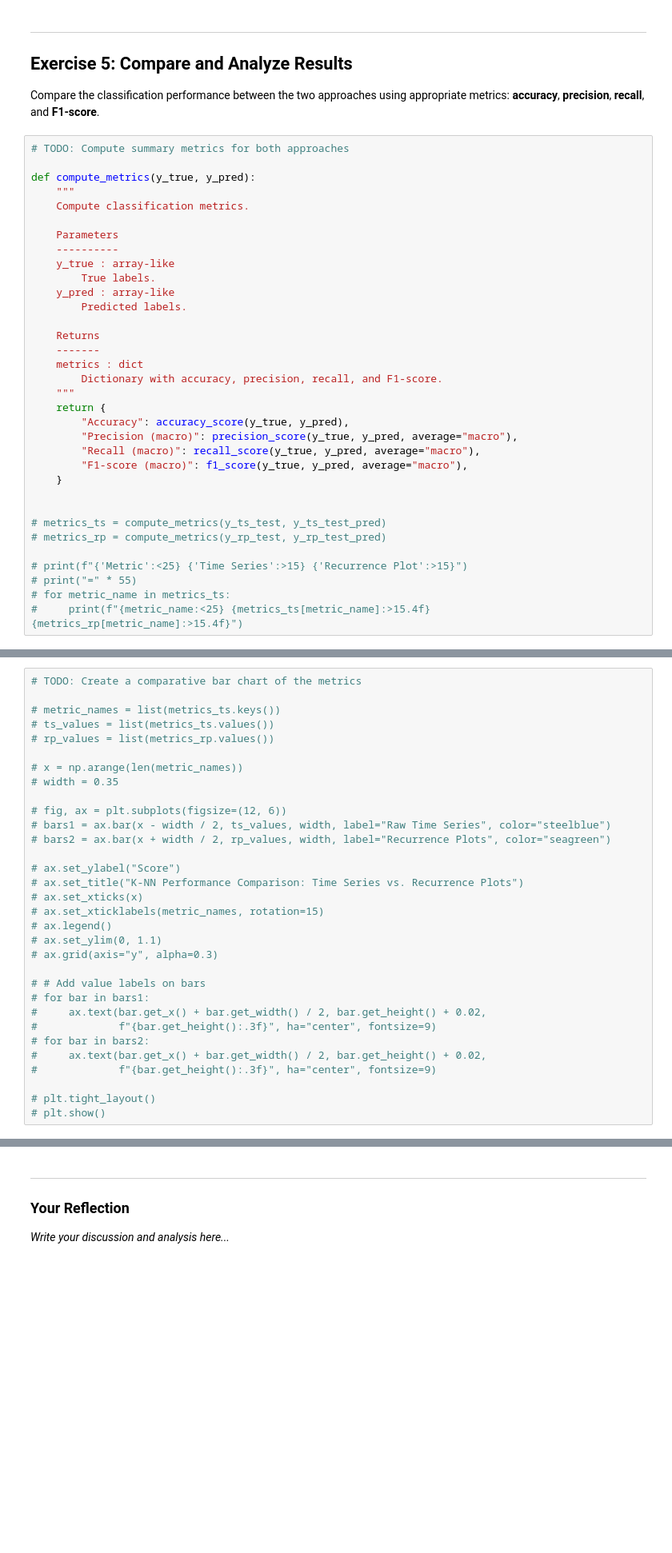
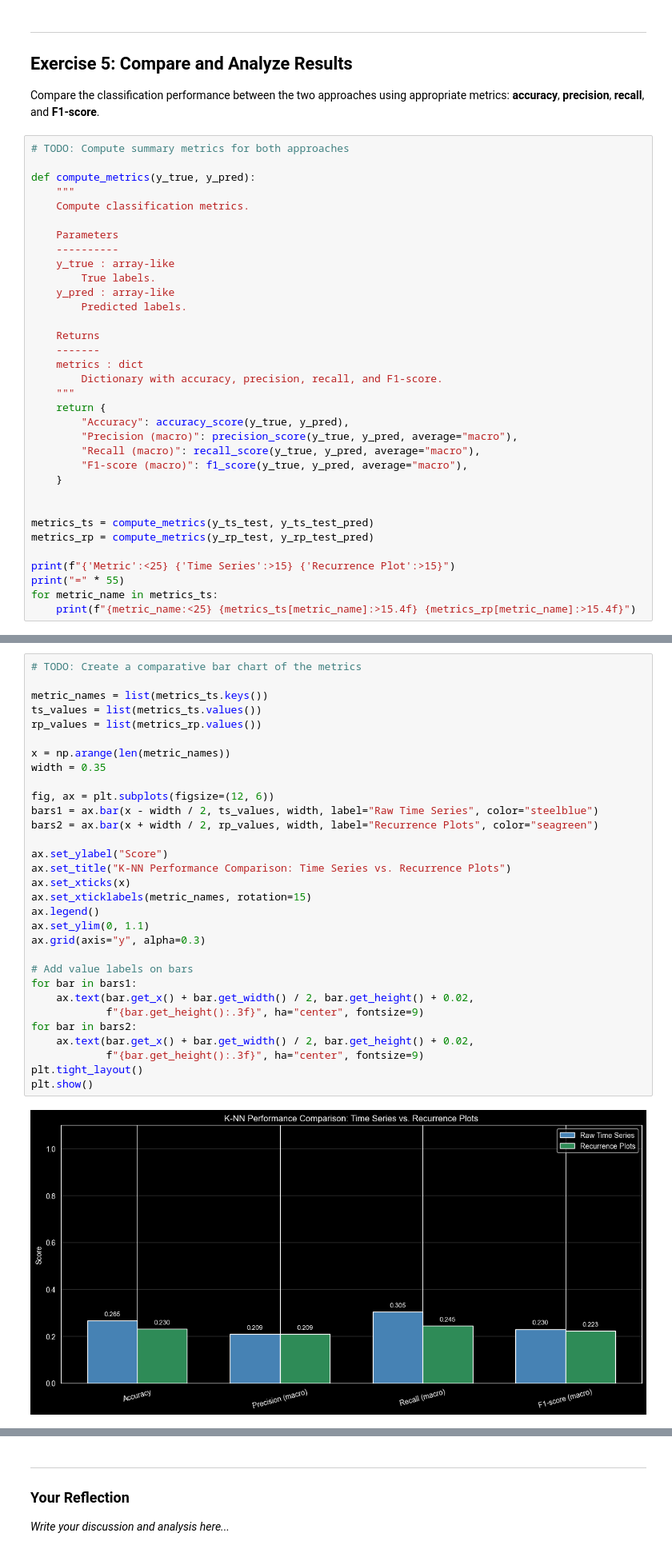
Before and after one commit to Gorkem345/Pixel-wise-Image-Classification-based-on-Time-Series-Image-Representations, a Jupyter notebook: case_notebook_with_data.ipynb, the cells around one changed output, grey strips where cells are left out. Shown at 80% size. Drawn from its saved outputs; the diff is of its cells as text; blank space fills up the shorter version.

```diff
--- a/case_notebook_with_data.ipynb
+++ b/case_notebook_with_data.ipynb
@@ -1160,10 +1160,10 @@ def compute_metrics(y_true, y_pred):
     }
 
 
-# metrics_ts = compute_metrics(y_ts_test, y_ts_test_pred)
-# metrics_rp = compute_metrics(y_rp_test, y_rp_test_pred)
+metrics_ts = compute_metrics(y_ts_test, y_ts_test_pred)
+metrics_rp = compute_metrics(y_rp_test, y_rp_test_pred)
 
-# print(f"{'Metric':<25} {'Time Series':>15} {'Recurrence Plot':>15}")
-# print("=" * 55)
-# for metric_name in metrics_ts:
-#     print(f"{metric_name:<25} {metrics_ts[metric_name]:>15.4f} {metrics_rp[metric_name]:>15.4f}")
+print(f"{'Metric':<25} {'Time Series':>15} {'Recurrence Plot':>15}")
+print("=" * 55)
+for metric_name in metrics_ts:
+    print(f"{metric_name:<25} {metrics_ts[metric_name]:>15.4f} {metrics_rp[metric_name]:>15.4f}")
@@ -1170,35 +1177,36 @@ def compute_metrics(y_true, y_pred):
 # %%
 # TODO: Create a comparative bar chart of the metrics
 
-# metric_names = list(metrics_ts.keys())
-# ts_values = list(metrics_ts.values())
-# rp_values = list(metrics_rp.values())
+metric_names = list(metrics_ts.keys())
+ts_values = list(metrics_ts.values())
+rp_values = list(metrics_rp.values())
 
-# x = np.arange(len(metric_names))
-# width = 0.35
+x = np.arange(len(metric_names))
+width = 0.35
 
-# fig, ax = plt.subplots(figsize=(12, 6))
-# bars1 = ax.bar(x - width / 2, ts_values, width, label="Raw Time Series", color="steelblue")
-# bars2 = ax.bar(x + width / 2, rp_values, width, label="Recurrence Plots", color="seagreen")
+fig, ax = plt.subplots(figsize=(12, 6))
+bars1 = ax.bar(x - width / 2, ts_values, width, label="Raw Time Series", color="steelblue")
+bars2 = ax.bar(x + width / 2, rp_values, width, label="Recurrence Plots", color="seagreen")
 
-# ax.set_ylabel("Score")
-# ax.set_title("K-NN Performance Comparison: Time Series vs. Recurrence Plots")
-# ax.set_xticks(x)
-# ax.set_xticklabels(metric_names, rotation=15)
-# ax.legend()
-# ax.set_ylim(0, 1.1)
-# ax.grid(axis="y", alpha=0.3)
+ax.set_ylabel("Score")
+ax.set_title("K-NN Performance Comparison: Time Series vs. Recurrence Plots")
+ax.set_xticks(x)
+ax.set_xticklabels(metric_names, rotation=15)
+ax.legend()
+ax.set_ylim(0, 1.1)
+ax.grid(axis="y", alpha=0.3)
 
-# # Add value labels on bars
-# for bar in bars1:
-#     ax.text(bar.get_x() + bar.get_width() / 2, bar.get_height() + 0.02,
-#             f"{bar.get_height():.3f}", ha="center", fontsize=9)
-# for bar in bars2:
-#     ax.text(bar.get_x() + bar.get_width() / 2, bar.get_height() + 0.02,
-#             f"{bar.get_height():.3f}", ha="center", fontsize=9)
-
-# plt.tight_layout()
-# plt.show()
+# Add value labels on bars
+for bar in bars1:
+    ax.text(bar.get_x() + bar.get_width() / 2, bar.get_height() + 0.02,
+            f"{bar.get_height():.3f}", ha="center", fontsize=9)
+for bar in bars2:
+    ax.text(bar.get_x() + bar.get_width() / 2, bar.get_height() + 0.02,
+            f"{bar.get_height():.3f}", ha="center", fontsize=9)
+plt.tight_layout()
+plt.show()
+# %% [output]
+[figure, added]
 # %%
 # TODO: Side-by-side confusion matrices
 
```
Also changed, not shown: parts of 2 cells of this notebook.
